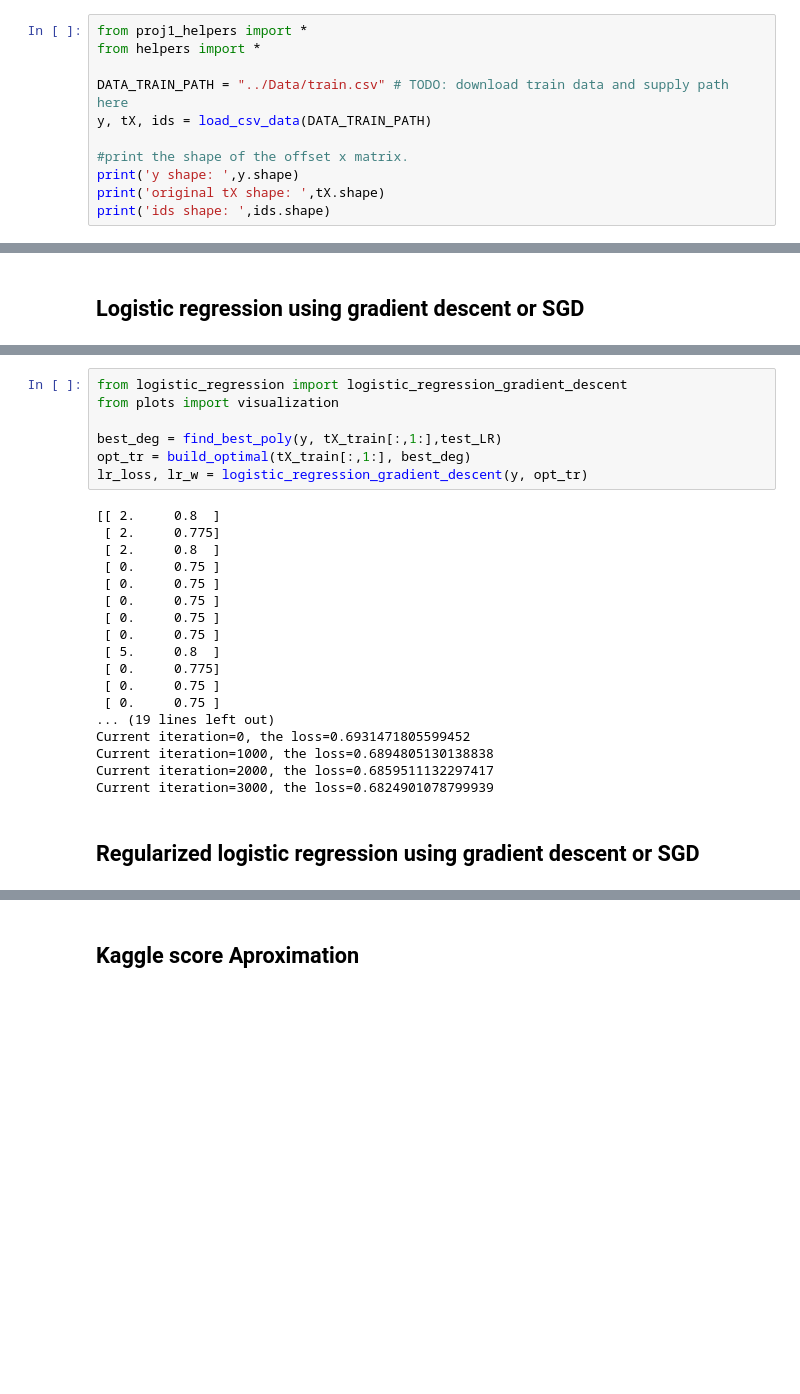
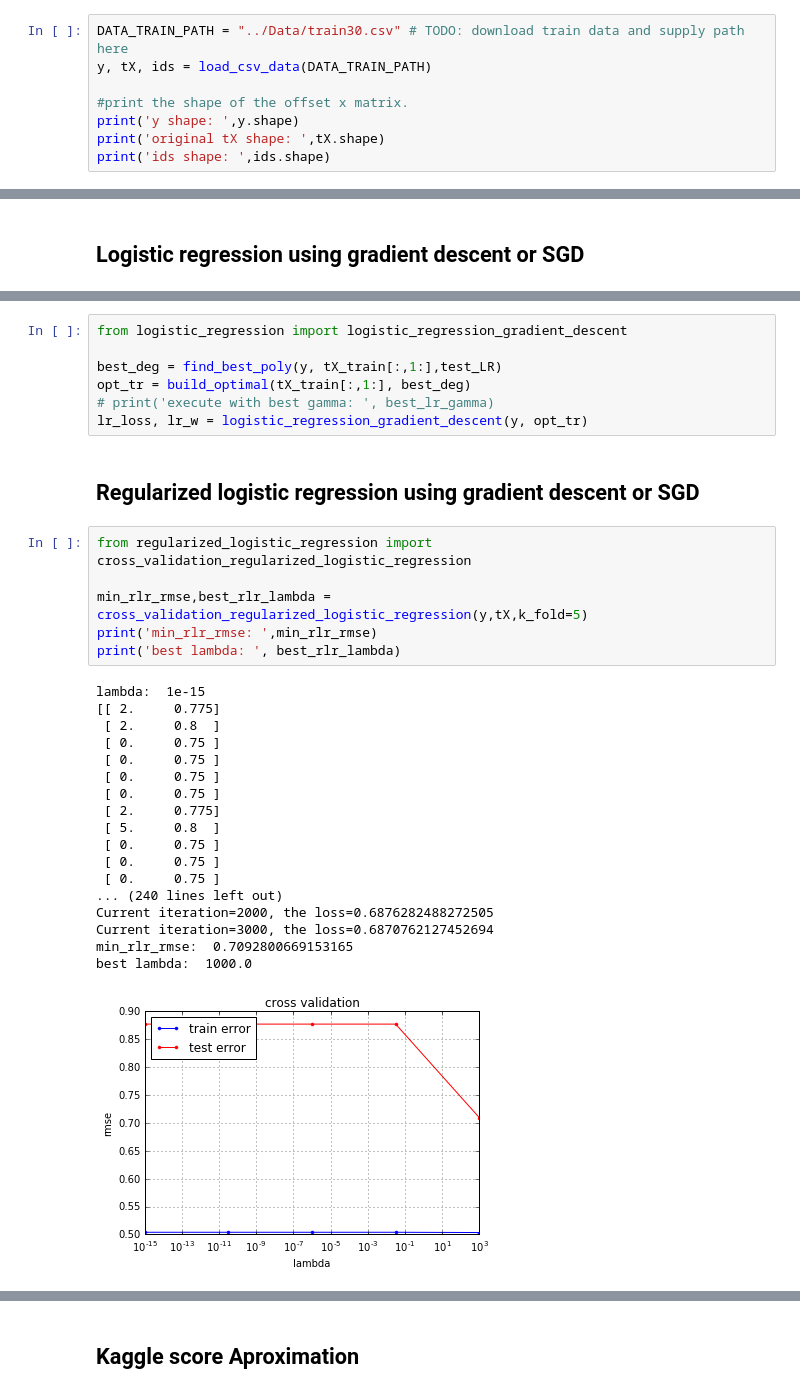
Before and after one commit to dsar/Higgs_Boson-Challenge, a Jupyter notebook: scripts/project1.ipynb, the cells around one changed output, grey strips where cells are left out. Saved outputs shown, nothing was run; the diff lists cells and outputs as text; blank space fills up the shorter version.

```diff
--- a/scripts/project1.ipynb
+++ b/scripts/project1.ipynb
@@ -17,10 +17,7 @@ from costs import compute_loss
 # %% [markdown]
 ## Load the training data into feature matrix, class labels, and event ids:
 # %%
-from proj1_helpers import *
-from helpers import *
-
-DATA_TRAIN_PATH = "../Data/train.csv" # TODO: download train data and supply path here
+DATA_TRAIN_PATH = "../Data/train30.csv" # TODO: download train data and supply path here
 y, tX, ids = load_csv_data(DATA_TRAIN_PATH)
 
 #print the shape of the offset x matrix.
@@ -189,27 +148,34 @@ print('parameters w: ',w_ridge)
 # %%
 from logistic_regression import logistic_regression_gradient_descent
-from plots import visualization
 
 best_deg = find_best_poly(y, tX_train[:,1:],test_LR)
 opt_tr = build_optimal(tX_train[:,1:], best_deg)
+# print('execute with best gamma: ', best_lr_gamma)
 lr_loss, lr_w = logistic_regression_gradient_descent(y, opt_tr)
-# %% [output]
-[[ 2.     0.8  ]
- [ 2.     0.775]
- [ 2.     0.8  ]
- [ 0.     0.75 ]
- [ 0.     0.75 ]
- [ 0.     0.75 ]
- [ 0.     0.75 ]
- [ 0.     0.75 ]
- [ 5.     0.8  ]
- [ 0.     0.775]
- [ 0.     0.75 ]
- [ 0.     0.75 ]
-... (19 lines left out)
-Current iteration=0, the loss=0.6931471805599452
-Current iteration=1000, the loss=0.6894805130138838
-Current iteration=2000, the loss=0.6859511132297417
-Current iteration=3000, the loss=0.6824901078799939
 # %% [markdown]
 ## Regularized logistic regression using gradient descent or SGD
+# %%
+from regularized_logistic_regression import cross_validation_regularized_logistic_regression
+
+min_rlr_rmse,best_rlr_lambda = cross_validation_regularized_logistic_regression(y,tX,k_fold=5)
+print('min_rlr_rmse: ',min_rlr_rmse)
+print('best lambda: ', best_rlr_lambda)
+# %% [output]
+lambda:  1e-15
+[[ 2.     0.775]
+ [ 2.     0.8  ]
+ [ 0.     0.75 ]
+ [ 0.     0.75 ]
+ [ 0.     0.75 ]
+ [ 0.     0.75 ]
+ [ 2.     0.775]
+ [ 5.     0.8  ]
+ [ 0.     0.75 ]
+ [ 0.     0.75 ]
+ [ 0.     0.75 ]
+... (240 lines left out)
+Current iteration=2000, the loss=0.6876282488272505
+Current iteration=3000, the loss=0.6870762127452694
+min_rlr_rmse:  0.7092800669153165
+best lambda:  1000.0
+[figure, added]
```
Also changed, not shown: parts of 13 cells of this notebook, 9 other files.
